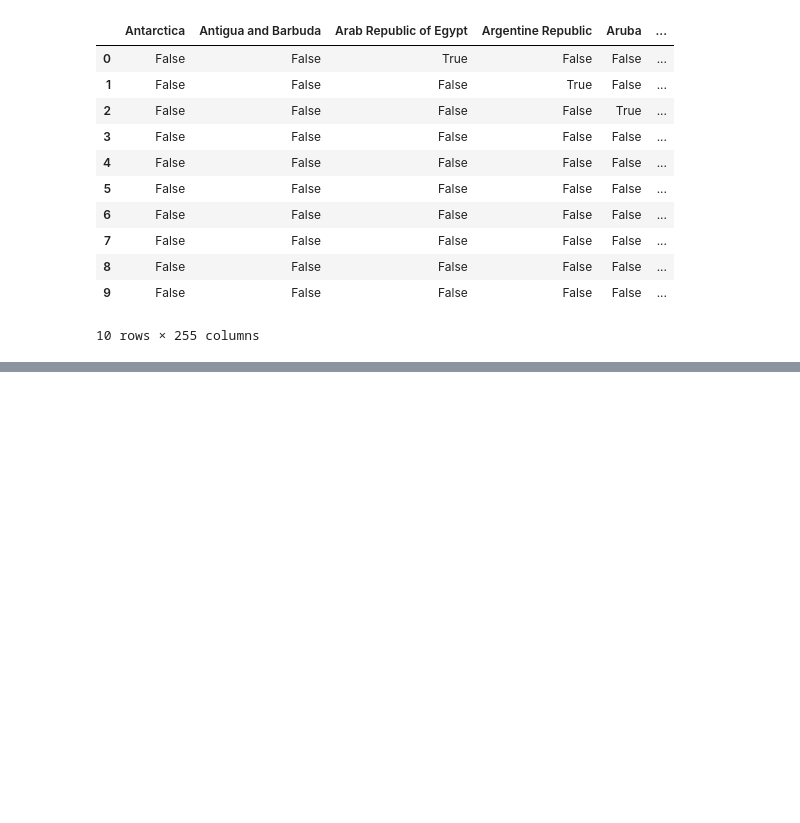
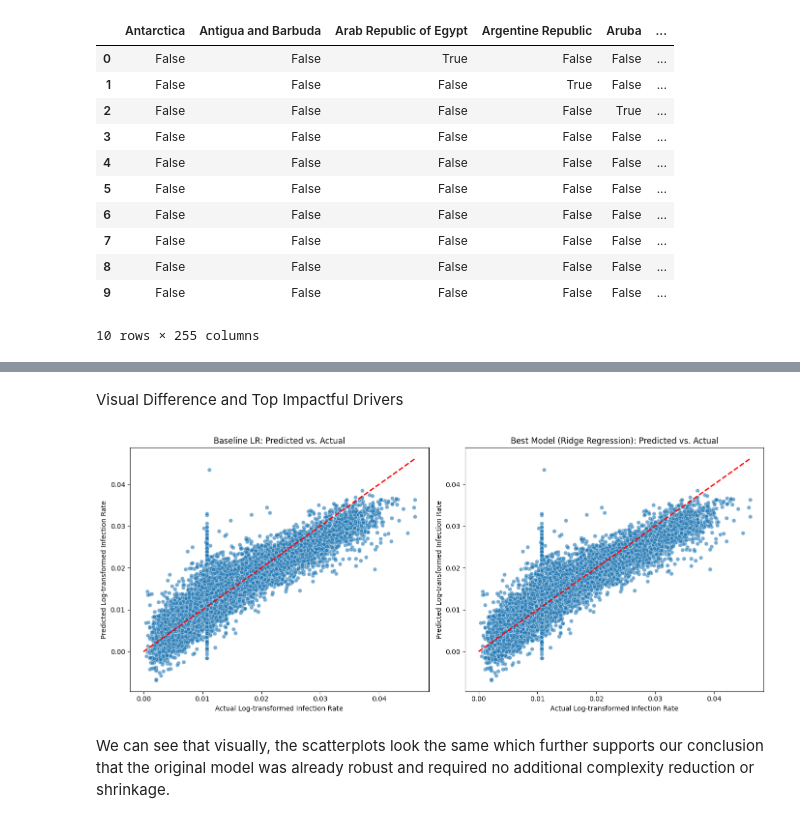
Before and after one commit to theobringino/ds-ai-ml-projects, a Jupyter notebook: projects/global_cyber_threat_landscape/global_cyber_threat_landscape_advanced_lr.ipynb, the cells around one changed output, grey strips where cells are left out. Drawn from its saved outputs; the diff is of its cells as text; code cells hidden in the pictures; blank space fills up the shorter version.

Commit message:
final advanced lr notebook and updates on lr

```diff
--- a/projects/global_cyber_threat_landscape/global_cyber_threat_landscape_advanced_lr.ipynb
+++ b/projects/global_cyber_threat_landscape/global_cyber_threat_landscape_advanced_lr.ipynb
@@ -774,0 +552,6 @@ We can see in the chart that those who are really far from the line are where th
+# %%
+# Define parameter grids by defining the alpha values to search/strength of regularization
+alphas = np.logspace(-4, 2, 10)
+
+# Ratios for Elastic Net
+l1_ratios = [0.1, 0.5, 0.9, 0.99]
@@ -774,0 +620,14 @@ We can see in the chart that those who are really far from the line are where th
+# %%
+# Evaluation for Simple LR (on scaled data for fair comparison)
+"""
+Note: Simple LR should technically be trained on unscaled data, but for
+comparison with penalized models, we use scaled data. The result is the same
+for R2/RMSE/MAE, but coefficients will differ.
+"""
+lr_model, lr_r2, lr_rmse, lr_mae = train_and_evaluate(
+    LinearRegression(),
+    X_train_scaled, y_train,
+    X_test_scaled, y_test
+    )
+all_results['Linear Regression (Baseline)'] = [lr_r2, lr_rmse, lr_mae]
+lr_predictions = lr_model.predict(X_test_scaled)
@@ -774,0 +688,43 @@ We can see in the chart that those who are really far from the line are where th
+# %% [markdown]
+Visual Difference and Top Impactful Drivers
+# %%
+# Visualize to see if there are visual differences
+model_objects = {
+    'Linear Regression (Baseline)': lr_model,
+    'Ridge Regression': best_ridge,
+    'Lasso Regression': best_lasso,
+    'Elastic Net': best_en
+}
+
+bm_predictions = best_ridge.predict(X_test_scaled)
+plot_df = pd.DataFrame({
+    'Actual_Log_Infection': y_test,
+    'Baseline_LR_Pred': lr_predictions,
+    'Advanced_LR_Pred': bm_predictions
+})
+
+#### Baseline LR
+plt.figure(figsize=(14, 6))
+plt.subplot(1, 2, 1)
+sns.scatterplot(x='Actual_Log_Infection', y='Baseline_LR_Pred', data=plot_df, alpha=0.6)
+# Plot the ideal 45-degree line (Actual == Predicted)
+max_val = plot_df['Actual_Log_Infection'].max()
+plt.plot([0, max_val], [0, max_val], color='red', linestyle='--', linewidth=2)
+plt.title('Baseline LR: Predicted vs. Actual')
+plt.xlabel('Actual Log-transformed Infection Rate')
+plt.ylabel('Predicted Log-transformed Infection Rate')
+
+# Best Model
+plt.subplot(1, 2, 2)
+sns.scatterplot(x='Actual_Log_Infection', y='Advanced_LR_Pred', data=plot_df, alpha=0.6)
+plt.plot([0, max_val], [0, max_val], color='red', linestyle='--', linewidth=2)
+plt.title(f'Best Model ({best_model_name}): Predicted vs. Actual')
+plt.xlabel('Actual Log-transformed Infection Rate')
+plt.ylabel('Predicted Log-transformed Infection Rate')
+
+plt.tight_layout()
+plt.show()
+# %% [output]
+[figure, added]
+# %% [markdown]
+We can see that visually, the scatterplots look the same which further supports our conclusion that the original model was already robust and required no additional complexity reduction or shrinkage.
```
Also changed, not shown: parts of 42 cells of this notebook.
